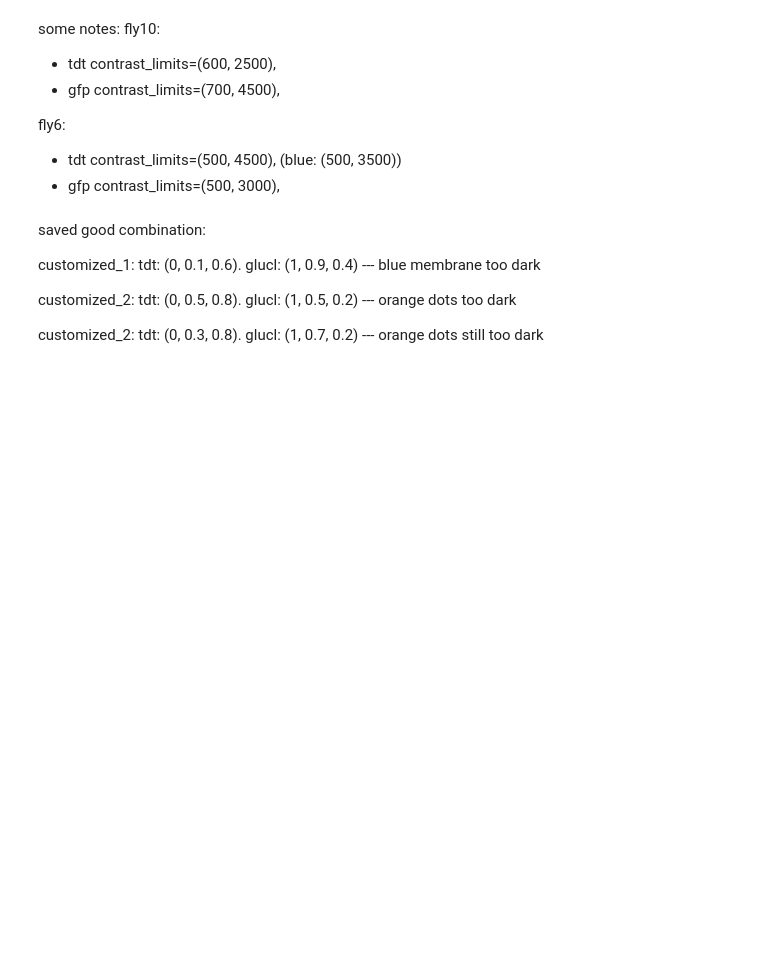
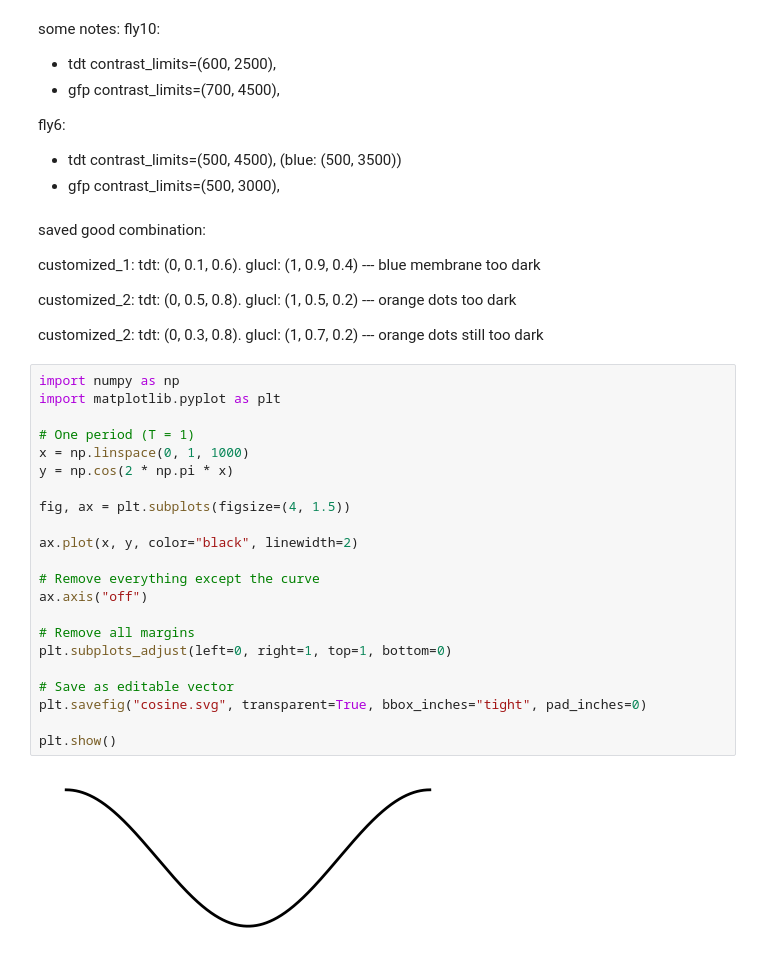
Before and after one commit to sansachenlelele/connectome_analysis_fisherlab, a Jupyter notebook: send_to_fisherlabgithub/notebooks/save_images_as_svg.ipynb, the cells around one changed output. Drawn from its saved outputs; the diff is of its cells as text; blank space fills up the shorter version.

```diff
--- a/send_to_fisherlabgithub/notebooks/save_images_as_svg.ipynb
+++ b/send_to_fisherlabgithub/notebooks/save_images_as_svg.ipynb
@@ -421,3 +421,27 @@ customized_1: tdt: (0, 0.1, 0.6). glucl: (1, 0.9, 0.4) --- blue membrane too dar
 customized_2: tdt: (0, 0.5, 0.8). glucl: (1, 0.5, 0.2) --- orange dots too dark
 
 customized_2: tdt: (0, 0.3, 0.8). glucl: (1, 0.7, 0.2) --- orange dots still too dark
+# %%
+import numpy as np
+import matplotlib.pyplot as plt
+
+# One period (T = 1)
+x = np.linspace(0, 1, 1000)
+y = np.cos(2 * np.pi * x)
+
+fig, ax = plt.subplots(figsize=(4, 1.5))
+
+ax.plot(x, y, color="black", linewidth=2)
+
+# Remove everything except the curve
+ax.axis("off")
+
+# Remove all margins
+plt.subplots_adjust(left=0, right=1, top=1, bottom=0)
+
+# Save as editable vector
+plt.savefig("cosine.svg", transparent=True, bbox_inches="tight", pad_inches=0)
+
+plt.show()
+# %% [output]
+[figure, added]
```
Also changed, not shown: 2 other files.
